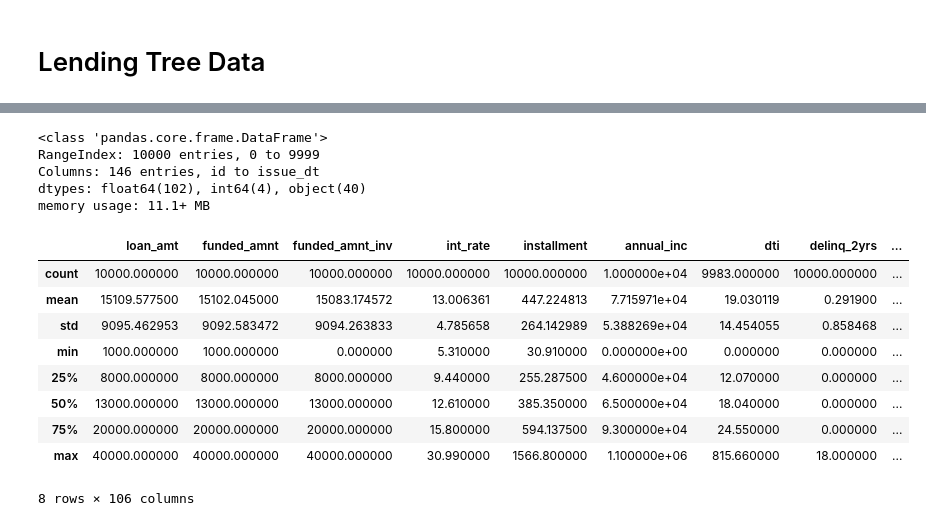
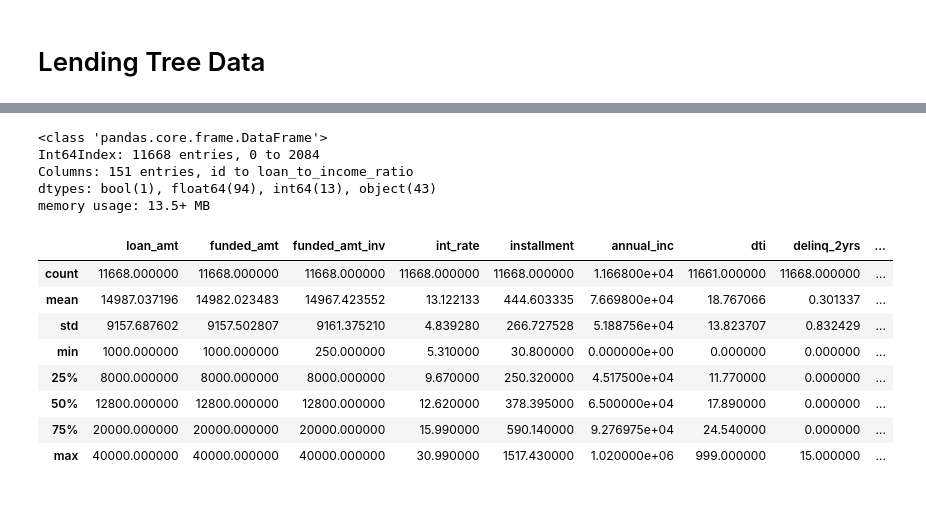
Before and after one commit to datawolf19/hands-on-ml, a Jupyter notebook: Lending Club.ipynb, the cells around one changed output, grey strips where cells are left out. Drawn from its saved outputs; the diff is of its cells as text; code cells hidden in the pictures.

```diff
--- a/Lending Club.ipynb
+++ b/Lending Club.ipynb
@@ -13,6 +13,8 @@ import os
 from matplotlib import pyplot as plt
 import seaborn as sns
 from utils.secrets import creds
+# %%
+pd.options.display.max_columns = 170
 # %%
 creds = creds['postgres']
 # %%
@@ -31,0 +35,5 @@ df.loan_amt.hist(bins=10)
+# %%
+dfe = pd.DataFrame()
+
+for i in range(5):
+    dfe = dfe.append(pd.read_sql('select * from lending_club.loan tablesample system(.10)', con=engine))
@@ -52,21 +55,20 @@ loan_issuance.plot(kind='hist')
 # %%
-df.info()
+dfe.info()
 # %% [output]
 <class 'pandas.core.frame.DataFrame'>
-RangeIndex: 10000 entries, 0 to 9999
-Columns: 146 entries, id to issue_dt
-dtypes: float64(102), int64(4), object(40)
-memory usage: 11.1+ MB
+Int64Index: 11668 entries, 0 to 2084
+Columns: 151 entries, id to loan_to_income_ratio
+dtypes: bool(1), float64(94), int64(13), object(43)
+memory usage: 13.5+ MB
 # %%
-df.describe()
+dfe.describe()
 # %% [output]
-|  | loan_amt | funded_amnt | funded_amnt_inv | int_rate | installment | annual_inc | dti | delinq_2yrs | ... |
-| count | 10000.000000 | 10000.000000 | 10000.000000 | 10000.000000 | 10000.000000 | 1.000000e+04 | 9983.000000 | 10000.000000 | ... |
-| mean | 15109.577500 | 15102.045000 | 15083.174572 | 13.006361 | 447.224813 | 7.715971e+04 | 19.030119 | 0.291900 | ... |
-| std | 9095.462953 | 9092.583472 | 9094.263833 | 4.785658 | 264.142989 | 5.388269e+04 | 14.454055 | 0.858468 | ... |
-| min | 1000.000000 | 1000.000000 | 0.000000 | 5.310000 | 30.910000 | 0.000000e+00 | 0.000000 | 0.000000 | ... |
-| 25% | 8000.000000 | 8000.000000 | 8000.000000 | 9.440000 | 255.287500 | 4.600000e+04 | 12.070000 | 0.000000 | ... |
-| 50% | 13000.000000 | 13000.000000 | 13000.000000 | 12.610000 | 385.350000 | 6.500000e+04 | 18.040000 | 0.000000 | ... |
-| 75% | 20000.000000 | 20000.000000 | 20000.000000 | 15.800000 | 594.137500 | 9.300000e+04 | 24.550000 | 0.000000 | ... |
-| max | 40000.000000 | 40000.000000 | 40000.000000 | 30.990000 | 1566.800000 | 1.100000e+06 | 815.660000 | 18.000000 | ... |
+|  | loan_amt | funded_amt | funded_amt_inv | int_rate | installment | annual_inc | dti | delinq_2yrs | ... |
+| count | 11668.000000 | 11668.000000 | 11668.000000 | 11668.000000 | 11668.000000 | 1.166800e+04 | 11661.000000 | 11668.000000 | ... |
+| mean | 14987.037196 | 14982.023483 | 14967.423552 | 13.122133 | 444.603335 | 7.669800e+04 | 18.767066 | 0.301337 | ... |
+| std | 9157.687602 | 9157.502807 | 9161.375210 | 4.839280 | 266.727528 | 5.188756e+04 | 13.823707 | 0.832429 | ... |
+| min | 1000.000000 | 1000.000000 | 250.000000 | 5.310000 | 30.800000 | 0.000000e+00 | 0.000000 | 0.000000 | ... |
+| 25% | 8000.000000 | 8000.000000 | 8000.000000 | 9.670000 | 250.320000 | 4.517500e+04 | 11.770000 | 0.000000 | ... |
+| 50% | 12800.000000 | 12800.000000 | 12800.000000 | 12.620000 | 378.395000 | 6.500000e+04 | 17.890000 | 0.000000 | ... |
+| 75% | 20000.000000 | 20000.000000 | 20000.000000 | 15.990000 | 590.140000 | 9.276975e+04 | 24.540000 | 0.000000 | ... |
+| max | 40000.000000 | 40000.000000 | 40000.000000 | 30.990000 | 1517.430000 | 1.020000e+06 | 999.000000 | 15.000000 | ... |
-8 rows × 106 columns
```
Also changed, not shown: parts of 11 cells of this notebook, 1 other file.
